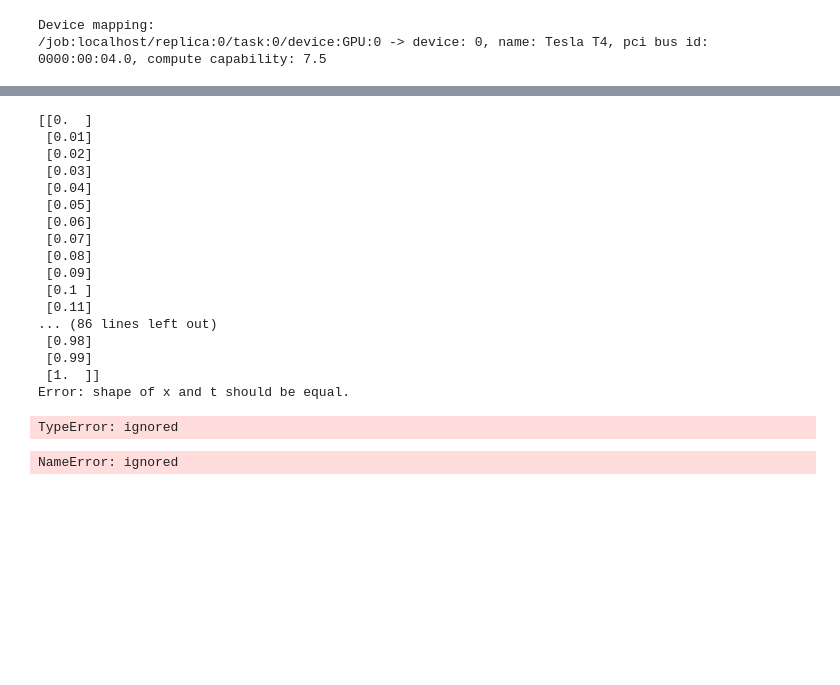
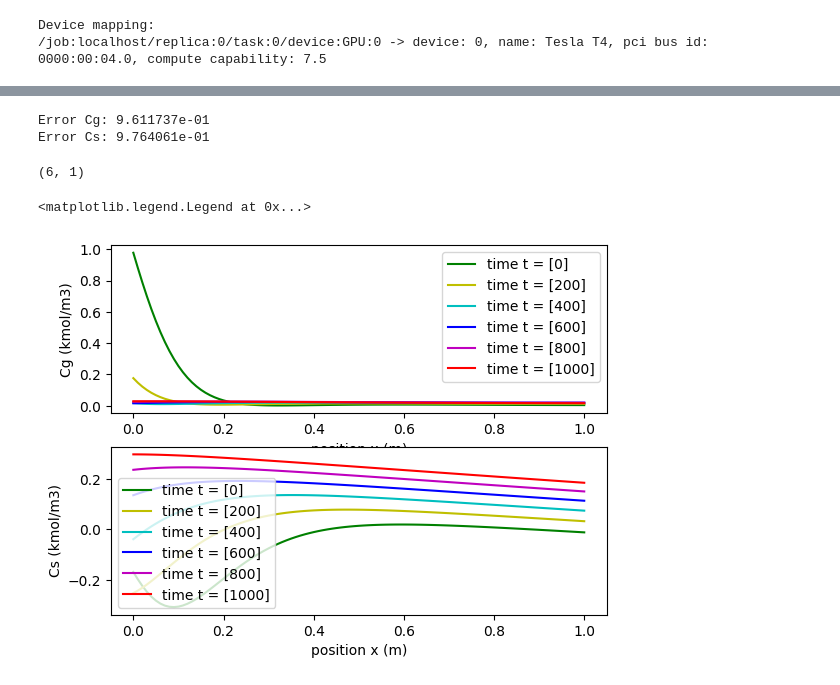
Before and after one commit to Giraud-Pierre/PINN_for_SEDMES, a Jupyter notebook: main/main.ipynb, the cells around one changed output, grey strips where cells are left out. Cells and saved outputs as stored; diff of their text form; code cells hidden in the pictures; blank space fills up the shorter version.

```diff
--- a/main/main.ipynb
+++ b/main/main.ipynb
@@ -373,7 +501,7 @@ class AdsorptionPINN:
 # %%
 if __name__ == "__main__":
   # PINN model
-  model = AdsorptionPINN(N0, Nb, Nf, layers, lb, ub)
+  model = AdsorptionPINN(N0, Nb, Nf, layers, lb, ub, initial_conditions)
 # %% [output]
 Device mapping:
 /job:localhost/replica:0/task:0/device:GPU:0 -> device: 0, name: Tesla T4, pci bus id: 0000:00:04.0, compute capability: 7.5
@@ -404,56 +532,45 @@ Training time: 17.1609
 # %%
 #Compare with matlab model
-predict_Cg, predict_Cs = model.predict(x,t)
+x_t = [[0,0]]
+for idx_t in range(len(t)):
+  x_t = np.append(x_t, np.insert(x,1,t[idx_t][0], axis = 1), axis = 0)
+x_t = x_t[1:]
 
-X, T = np.meshgrid(x,t)
+predict_Cg, predict_Cs = model.predict(x_t)
 
-X_star = np.hstack((X.flatten()[:,None], T.flatten()[:,None]))
-Cg_star = exact_Cg.T.flatten()[:,None]
-Cs_star = exact_Cs.T.flatten()[:,None]
+predict_Cg = predict_Cg.reshape(exact_Cg.shape)
+predict_Cs = predict_Cs.reshape(exact_Cs.shape)
 
-error_Cg = np.linalg.norm(Cg_star-predict_Cg,2)/np.linalg.norm(Cg_star,2)
-error_Cs = np.linalg.norm(Cs_star-predict_Cs,2)/np.linalg.norm(Cs_star,2)
+error_Cg = np.linalg.norm(exact_Cg.flatten()[:,None]-predict_Cg.flatten()[:,None],2)/np.linalg.norm(exact_Cg.flatten()[:,None],2)
+error_Cs = np.linalg.norm(exact_Cs.flatten()[:,None]-predict_Cs.flatten()[:,None],2)/np.linalg.norm(exact_Cs.flatten()[:,None],2)
 print('Error Cg: %e' % (error_Cg))
 print('Error Cs: %e' % (error_Cs))
 # %% [output]
-[[0.  ]
- [0.01]
- [0.02]
- [0.03]
- [0.04]
- [0.05]
- [0.06]
- [0.07]
- [0.08]
- [0.09]
- [0.1 ]
- [0.11]
-... (86 lines left out)
- [0.98]
- [0.99]
- [1.  ]]
-Error: shape of x and t should be equal.
+Error Cg: 9.611737e-01
+Error Cs: 9.764061e-01
-TypeError: ignored
+# %%
+t.shape
+# %% [output]
+(6, 1)
 # %%
 #ploting
-Cg_plot = griddata(X_star,predict_Cg.flatten(),(X,T),method = 'cubic')
-Cs_plot = griddata(X_star,predict_Cs.flatten(),(X,T),method = 'cubic')
 
 color = ['g','y','c','b','m','r']
 
 plt.figure()
 plt.subplot(211)
-for time in range(Cg_plot.shape[0]):
-  plt.plot(x, Cg_plot[time], color[time%6], label = "time t = {}".format(t[time]))
+for idx_t in range(t.shape[0]):
+  plt.plot(x, predict_Cg[idx_t], color[idx_t%6], label = "time t = {}".format(t[idx_t]))
 plt.ylabel('Cg (kmol/m3)')
 plt.xlabel('position x (m)')
 plt.legend()
 
 plt.subplot(2,1,2)
-for time in range(Cs_plot.shape[0]):
-  plt.plot(x, Cs_plot[time], color[time],label = "time t = {}".format(t[time]))
+for idx_t in range(t.shape[0]):
+  plt.plot(x, predict_Cs[idx_t], color[idx_t],label = "time t = {}".format(t[idx_t]))
 plt.ylabel('Cs (kmol/m3)')
 plt.xlabel('position x (m)')
 plt.legend()
 # %% [output]
-NameError: ignored
+<matplotlib.legend.Legend at 0x...>
+[figure, added]
```
Also changed, not shown: parts of 8 cells of this notebook.
